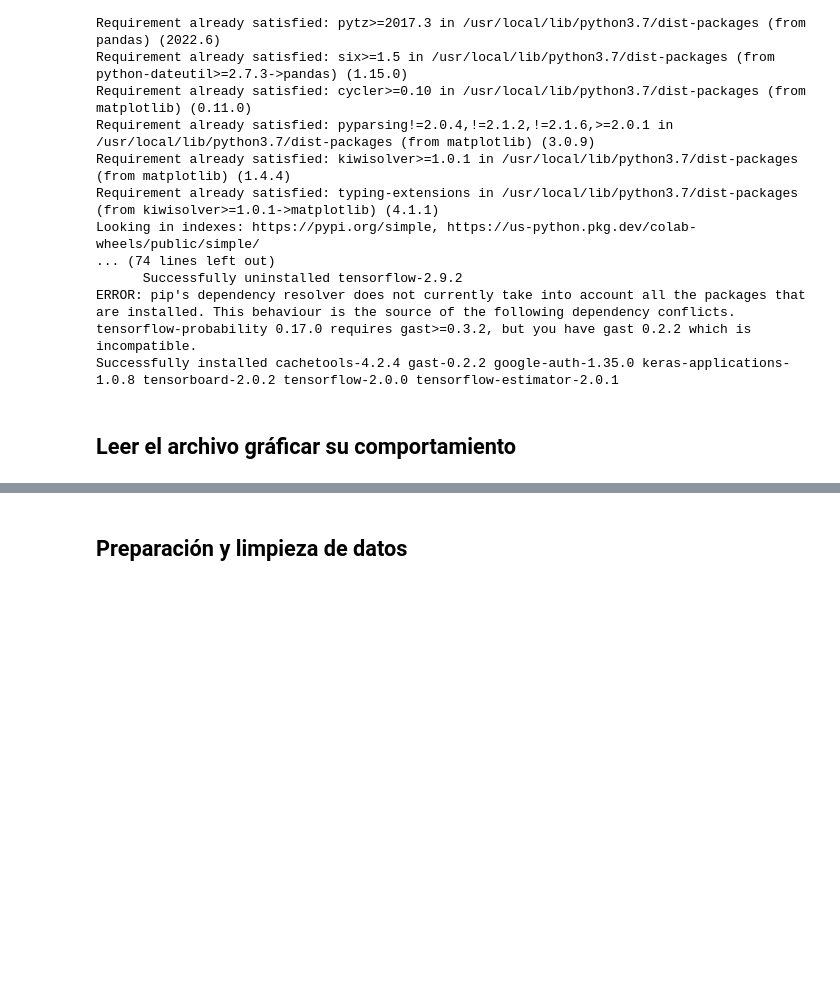
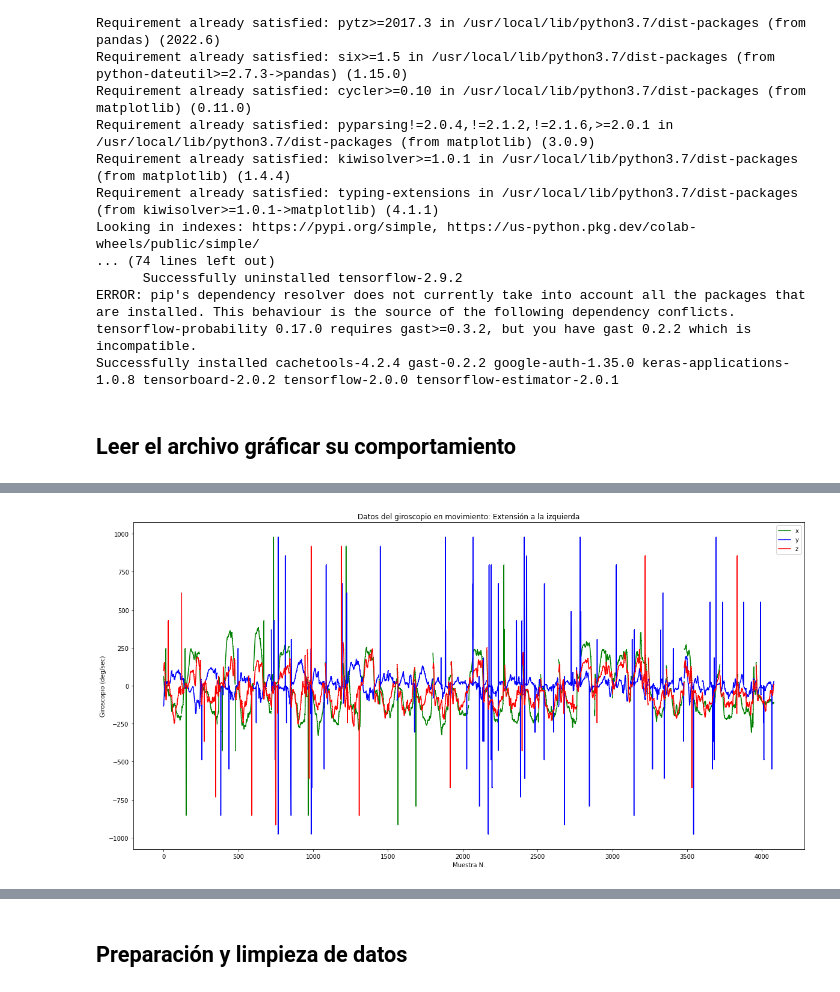
Before and after one commit to karentp/Arduino-GPIO-Giroscopio-comunicaciones-TinyML, a Jupyter notebook: Lab5TensorFlow.ipynb, the cells around one changed output, grey strips where cells are left out. Cells and saved outputs as stored; diff of their text form; code cells hidden in the pictures; blank space fills up the shorter version.

```diff
--- a/Lab5TensorFlow.ipynb
+++ b/Lab5TensorFlow.ipynb
@@ -52,0 +61,13 @@ plt.show()
+# %%
+#Grafica de comportamiento
+plt.rcParams["figure.figsize"] = (20,10)
+plt.plot(index2, data_frame2['gX'], 'g.', label='x', linestyle='solid', marker=',')
+plt.plot(index2, data_frame2['gY'], 'b.', label='y', linestyle='solid', marker=',')
+plt.plot(index2, data_frame2['gZ'], 'r.', label='z', linestyle='solid', marker=',')
+plt.title("Datos del giroscopio en movimiento: Extensión a la izquierda")
+plt.xlabel("Muestra N.")
+plt.ylabel("Giroscopio (deg/sec)")
+plt.legend()
+plt.show()
+# %% [output]
+[figure, added]
```
Also changed, not shown: parts of 7 cells of this notebook.
